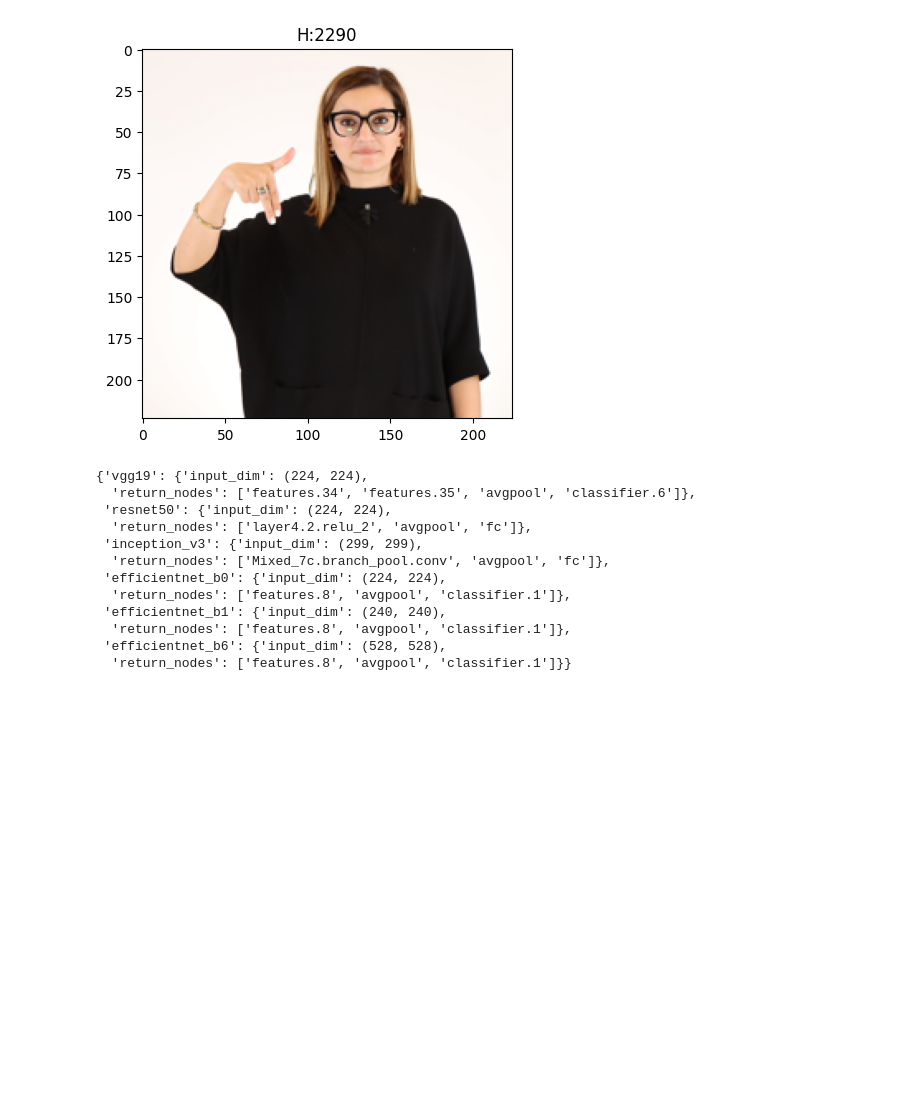
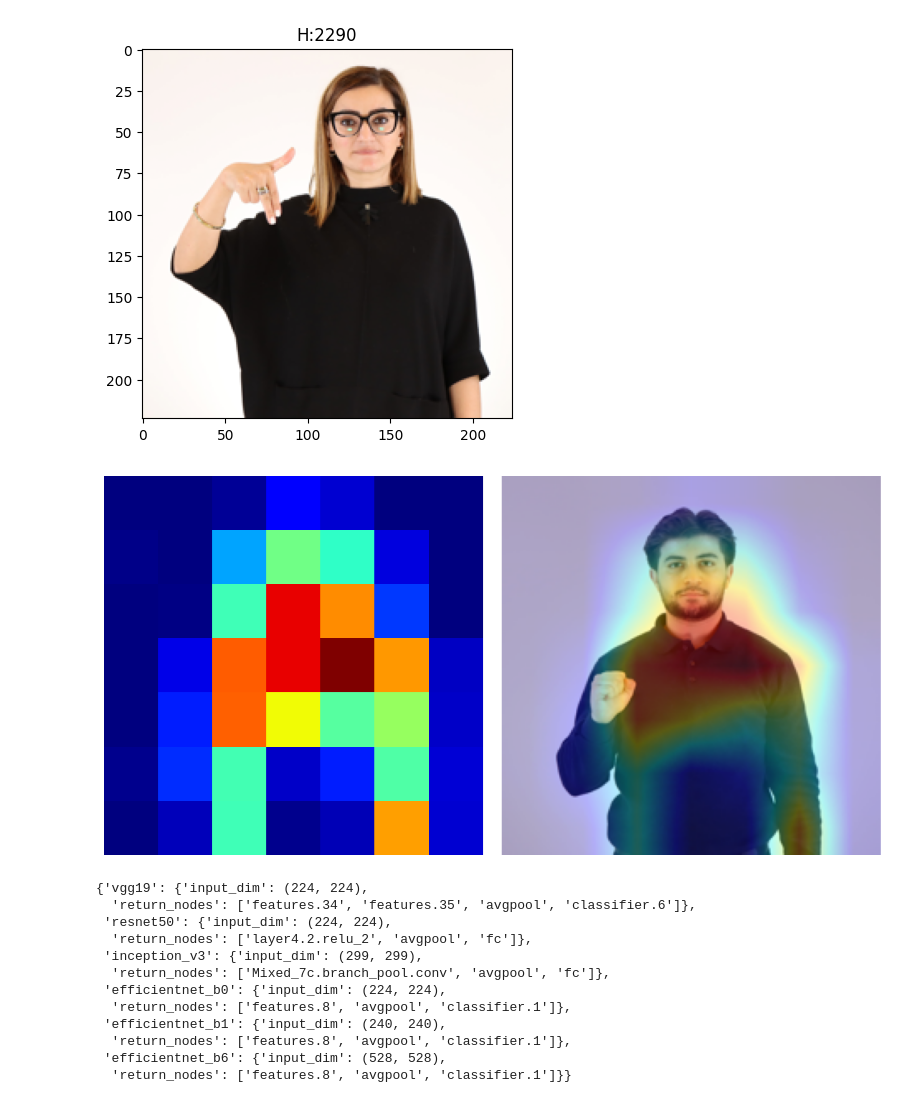
Before and after one commit to ADA-SITE-JML/gesture_face_features, a Jupyter notebook: experiments.ipynb, the cells around one changed output. Drawn from its saved outputs; the diff is of its cells as text; code cells hidden in the pictures; blank space fills up the shorter version.

```diff
--- a/experiments.ipynb
+++ b/experiments.ipynb
@@ -53,4 +55,29 @@ Count: 206
 dataset.plot(42)
 # %% [output]
 [figure]
+# %%
+## Gradcam (Section 3.4) ###
+
+import torch
+import cv2
+from model_loader import ModelLoader
+from cam import generate_gradcam, superimpose_heatmap, plot_gradcam
+
+modelloader = ModelLoader('resnet50')
+model = modelloader.model.to(modelloader.device).eval()
+
+img, label, img_id = dataset[24]
+img_input = img.unsqueeze(0).to(modelloader.device)
+
+cam = generate_gradcam(model, img_input, 'layer4')
+
+img_np = dataset.tensor_to_numpy(img)
+img_np = (img_np * 255).astype('uint8')
+img_np = cv2.cvtColor(img_np, cv2.COLOR_RGB2BGR)
+
+superimposed_img = superimpose_heatmap(img_np, cam, alpha=0.3)
+
+plot_gradcam(cam, superimposed_img)
+# %% [output]
+[figure, added]
 # %%
```
Also changed, not shown: parts of 3 cells of this notebook, 1 other file.
